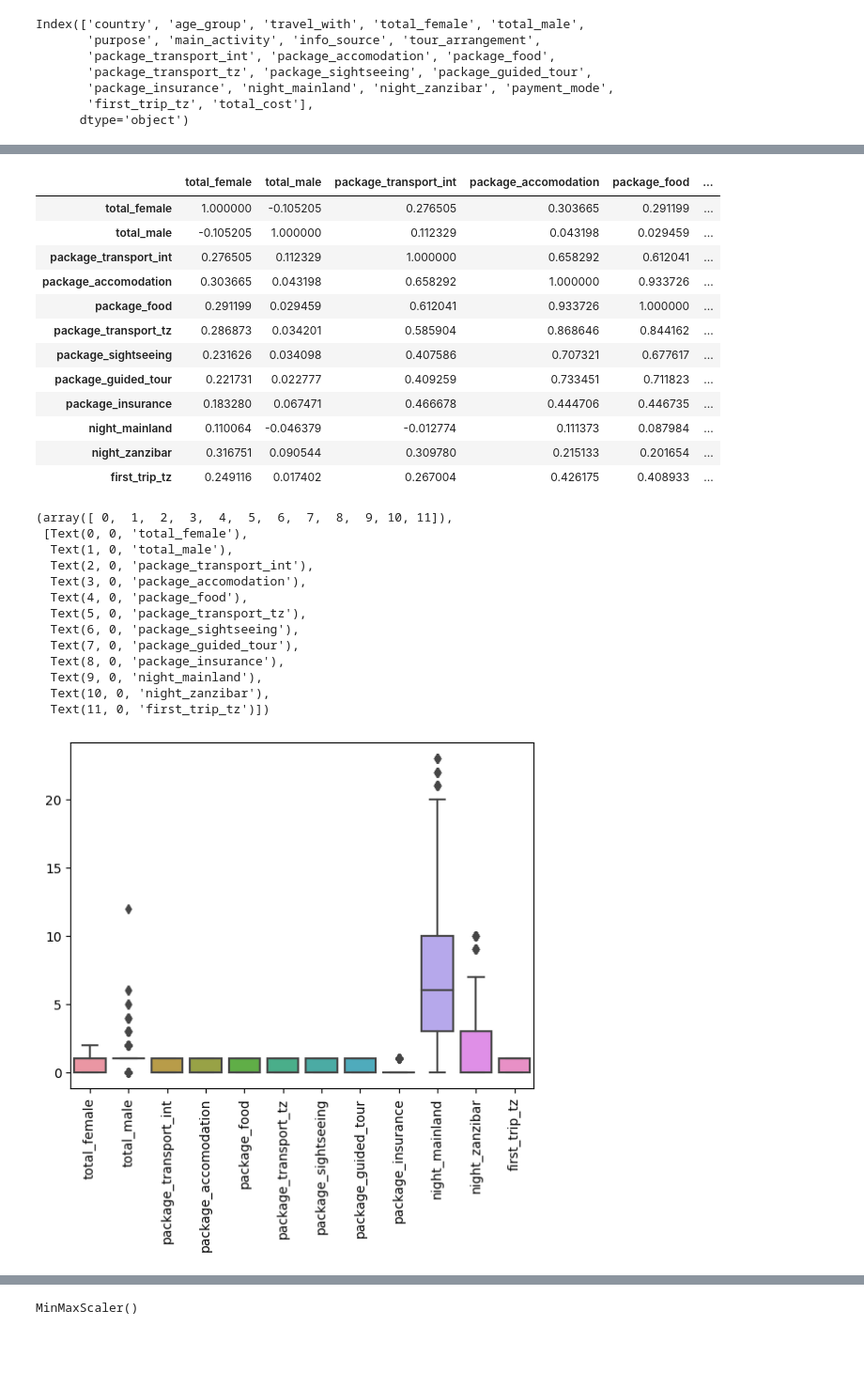
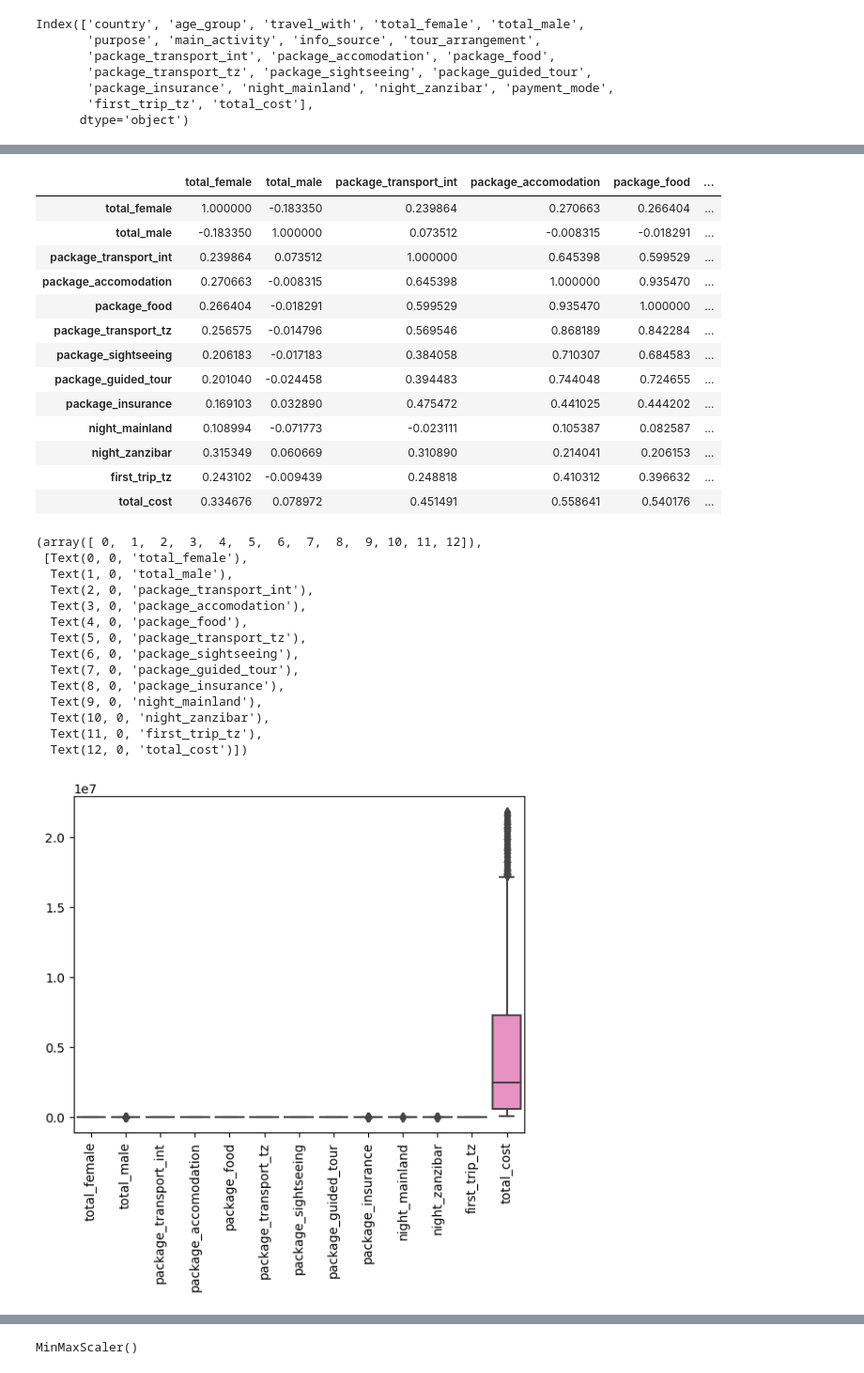
Before and after one commit to marinamoya/tanzania-turism-ml-project, a Jupyter notebook: Train_features_EDA _new_new.ipynb, the cells around one changed output, grey strips where cells are left out. Shown at 94% size. Drawn from its saved outputs; the diff is of its cells as text; code cells hidden in the pictures; blank space fills up the shorter version.

```diff
--- a/Train_features_EDA _new_new.ipynb
+++ b/Train_features_EDA _new_new.ipynb
@@ -352,0 +311,4 @@ dtype: int64
+# %%
+#cleaned from outliers
+df_tanzania_train = df_tanzania_train.query("total_cost <= 21810040.0")
+df_tanzania_train.shape
@@ -352,0 +406,20 @@ dtype: int64
+# %%
+custom_order = ['1-24', '25-44', '45-64', "65+"]  # Example order
+
+df_tanzania_train['age_group'].astype(str)
+# Convert 'age_group' into a categorical variable with the custom order
+df_tanzania_train['age_group'] = pd.Categorical(
+    df_tanzania_train['age_group'],
+    categories=custom_order,
+    ordered=True
+)
+
+# Plot the histogram
+sns.histplot(data=df_tanzania_train, x='age_group', stat='count', palette="viridis")
+
+# Aesthetics
+plt.xlabel("Age Group", fontsize=12)
+plt.ylabel("Count", fontsize=12)
+plt.title("Histogram of Age Groups", fontsize=14)
+plt.xticks(rotation=90)
+sns.despine()
@@ -370,14 +519,14 @@ def travel_with_alone(row):
         return travel_alone
 # %%
 # Apply the function to the DataFrame
-X_train['travel_with'] = X_train.apply(travel_with_alone, axis=1)
+df_tanzania_train['travel_with'] = df_tanzania_train.apply(travel_with_alone, axis=1)
 
 # Check the number of "Unknown" values
-unknown_count = (X_train['travel_with'] == 'Unknown').sum()
+unknown_count = (df_tanzania_train['travel_with'] == 'Unknown').sum()
 print(f"Number of 'Unknown' entries: {unknown_count}")
 
 # Check the number of 'Alone' entries for confirmation
-alone_count = (X_train['travel_with'] == 'Alone').sum()
+alone_count = (df_tanzania_train['travel_with'] == 'Alone').sum()
 print(f"Number of 'Alone' entries: {alone_count}")
 
 # Verify that the number of missing values matches the sum of 'Alone' + 'Unknown'
@@ -445,8 +610,8 @@ col_encode = ['country', 'age_group', 'travel_with', 'purpose', 'main_activity',
 col_map = ['package_transport_int', 'package_accomodation', 'package_food','package_transport_tz', 'package_sightseeing', 'package_guided_tour','package_insurance','first_trip_tz',]
 # %%
 # Replace 'yes' with 1 and 'no' with 0 in specified columns
-X_train[col_map] = X_train[col_map].replace({'Yes': 1, 'No': 0})
-print(X_train)
+df_tanzania_train[col_map] = df_tanzania_train[col_map].replace({'Yes': 1, 'No': 0})
+print(df_tanzania_train)
 # %% [output]
                        country age_group          travel_with  total_female
 3075              SOUTH AFRICA     25-44                Alone           0.0  \
@@ -468,37 +633,39 @@ print(X_train)
 # %%
-X_train.corr(numeric_only = True)
+df_tanzania_train.corr(numeric_only = True)
 # %% [output]
 |  | total_female | total_male | package_transport_int | package_accomodation | package_food | ... |
-| total_female | 1.000000 | -0.105205 | 0.276505 | 0.303665 | 0.291199 | ... |
-| total_male | -0.105205 | 1.000000 | 0.112329 | 0.043198 | 0.029459 | ... |
-| package_transport_int | 0.276505 | 0.112329 | 1.000000 | 0.658292 | 0.612041 | ... |
-| package_accomodation | 0.303665 | 0.043198 | 0.658292 | 1.000000 | 0.933726 | ... |
-| package_food | 0.291199 | 0.029459 | 0.612041 | 0.933726 | 1.000000 | ... |
-| package_transport_tz | 0.286873 | 0.034201 | 0.585904 | 0.868646 | 0.844162 | ... |
-| package_sightseeing | 0.231626 | 0.034098 | 0.407586 | 0.707321 | 0.677617 | ... |
-| package_guided_tour | 0.221731 | 0.022777 | 0.409259 | 0.733451 | 0.711823 | ... |
-| package_insurance | 0.183280 | 0.067471 | 0.466678 | 0.444706 | 0.446735 | ... |
-| night_mainland | 0.110064 | -0.046379 | -0.012774 | 0.111373 | 0.087984 | ... |
-| night_zanzibar | 0.316751 | 0.090544 | 0.309780 | 0.215133 | 0.201654 | ... |
-| first_trip_tz | 0.249116 | 0.017402 | 0.267004 | 0.426175 | 0.408933 | ... |
+| total_female | 1.000000 | -0.183350 | 0.239864 | 0.270663 | 0.266404 | ... |
+| total_male | -0.183350 | 1.000000 | 0.073512 | -0.008315 | -0.018291 | ... |
+| package_transport_int | 0.239864 | 0.073512 | 1.000000 | 0.645398 | 0.599529 | ... |
+| package_accomodation | 0.270663 | -0.008315 | 0.645398 | 1.000000 | 0.935470 | ... |
+| package_food | 0.266404 | -0.018291 | 0.599529 | 0.935470 | 1.000000 | ... |
+| package_transport_tz | 0.256575 | -0.014796 | 0.569546 | 0.868189 | 0.842284 | ... |
+| package_sightseeing | 0.206183 | -0.017183 | 0.384058 | 0.710307 | 0.684583 | ... |
+| package_guided_tour | 0.201040 | -0.024458 | 0.394483 | 0.744048 | 0.724655 | ... |
+| package_insurance | 0.169103 | 0.032890 | 0.475472 | 0.441025 | 0.444202 | ... |
+| night_mainland | 0.108994 | -0.071773 | -0.023111 | 0.105387 | 0.082587 | ... |
+| night_zanzibar | 0.315349 | 0.060669 | 0.310890 | 0.214041 | 0.206153 | ... |
+| first_trip_tz | 0.243102 | -0.009439 | 0.248818 | 0.410312 | 0.396632 | ... |
+| total_cost | 0.334676 | 0.078972 | 0.451491 | 0.558641 | 0.540176 | ... |
 # %%
-sns.boxplot(X_train)
+sns.boxplot(df_tanzania_train)
 plt.xticks(rotation=90)
 # %% [output]
-(array([ 0,  1,  2,  3,  4,  5,  6,  7,  8,  9, 10, 11]),
+(array([ 0,  1,  2,  3,  4,  5,  6,  7,  8,  9, 10, 11, 12]),
  [Text(0, 0, 'total_female'),
   Text(1, 0, 'total_male'),
   Text(2, 0, 'package_transport_int'),
   Text(3, 0, 'package_accomodation'),
   Text(4, 0, 'package_food'),
   Text(5, 0, 'package_transport_tz'),
   Text(6, 0, 'package_sightseeing'),
   Text(7, 0, 'package_guided_tour'),
   Text(8, 0, 'package_insurance'),
   Text(9, 0, 'night_mainland'),
   Text(10, 0, 'night_zanzibar'),
-  Text(11, 0, 'first_trip_tz')])
+  Text(11, 0, 'first_trip_tz'),
+  Text(12, 0, 'total_cost')])
-[figure, old version]
+[figure, new version]
 # %%
 #OneHotEncoder
 ohe = OneHotEncoder(drop='first', sparse_output=False, handle_unknown='ignore')
```
Also changed, not shown: parts of 95 cells of this notebook.
